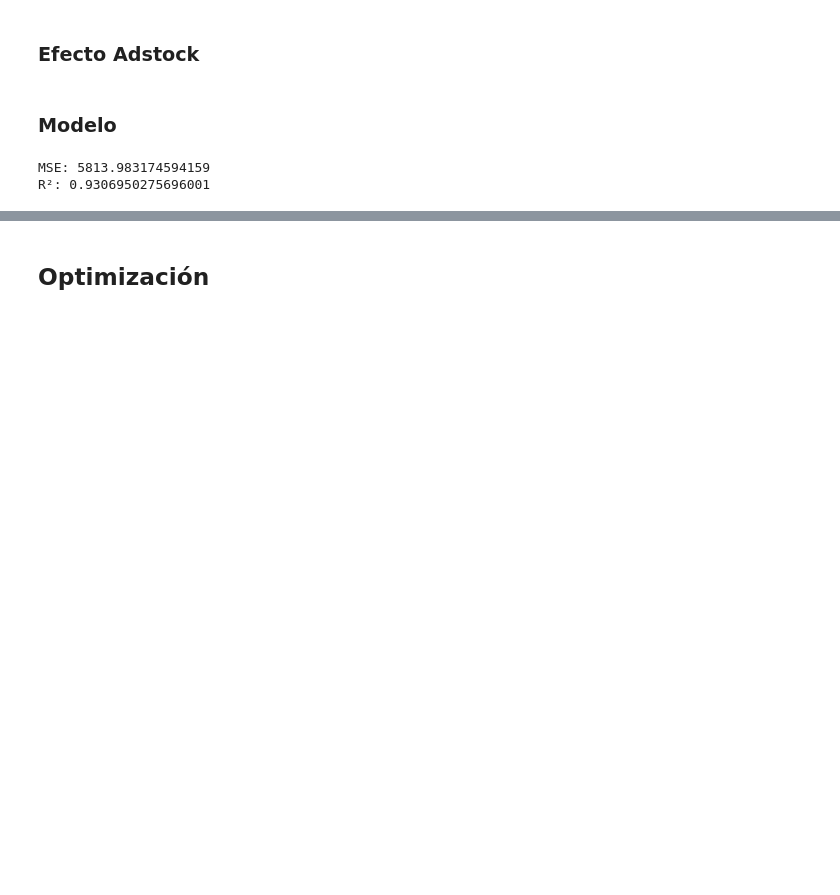
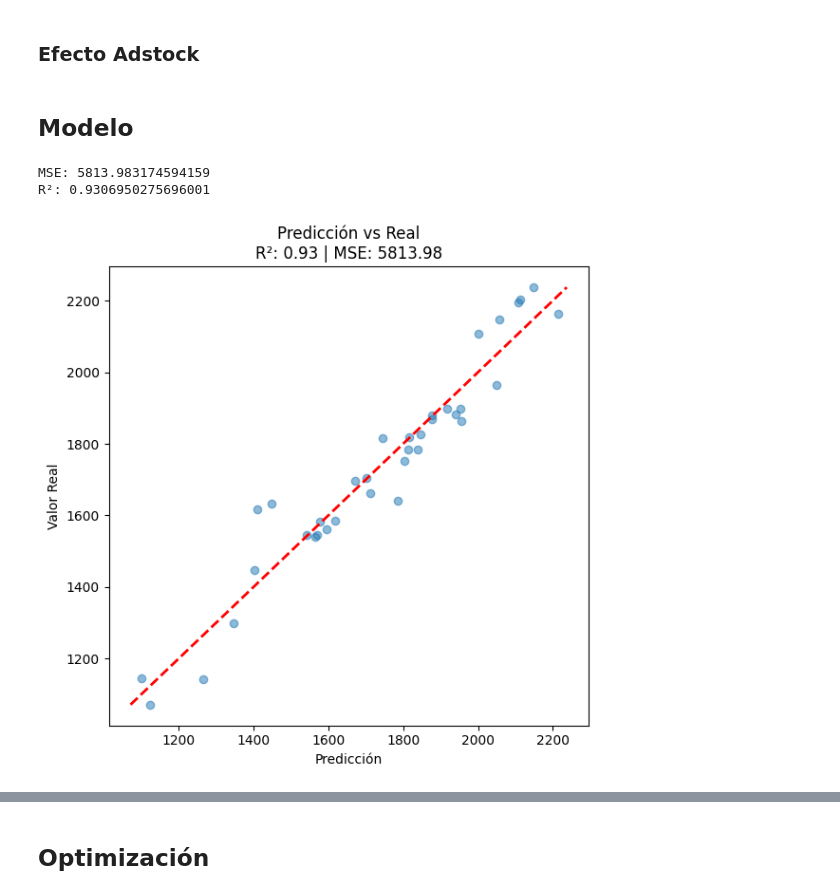
Before and after one commit to alejandromtnz/MMM, a Jupyter notebook: ggerger.ipynb, the cells around one changed output, grey strips where cells are left out. Cells and saved outputs as stored; diff of their text form; code cells hidden in the pictures; blank space fills up the shorter version.

```diff
--- a/ggerger.ipynb
+++ b/ggerger.ipynb
@@ -236,7 +238,7 @@ df['Inversion_Plataformas_adstock'] = apply_adstock(df['Inversion_Plataformas'],
 df['Inversion_Internet_adstock'] = apply_adstock(df['Inversion_Internet'], rate=0.6)
 df['Inversion_Tradicional_adstock'] = apply_adstock(df['Inversion_Tradicional'], rate=0.6)
 # %% [markdown]
-### Modelo
+## Modelo
 # %%
 # Primero, asegúrate de que la columna de fecha esté en formato datetime
 df['ID_Date'] = pd.to_datetime(df['ID_Date'])
@@ -272,6 +274,7 @@ predicciones = modelo.predict(X)
 # Evaluación del modelo
 from sklearn.metrics import mean_squared_error, r2_score
 
+predicciones = modelo.predict(X)
 mse = mean_squared_error(y, predicciones)
 r2 = r2_score(y, predicciones)
 
@@ -280,3 +283,14 @@ print(f'R²: {r2}')
 # %% [output]
 MSE: 5813.983174594159
 R²: 0.9306950275696001
+# %%
+plt.figure(figsize=(6, 6))
+plt.scatter(predicciones, y, alpha=0.5)
+plt.plot([y.min(), y.max()], [y.min(), y.max()], 'r--', lw=2)  # Línea de referencia
+plt.xlabel('Predicción')
+plt.ylabel('Valor Real')
+plt.title(f'Predicción vs Real\nR²: {r2:.2f} | MSE: {mse:.2f}')
+plt.tight_layout()
+plt.show()
+# %% [output]
+[figure, added]
```
Also changed, not shown: parts of 18 cells of this notebook.
